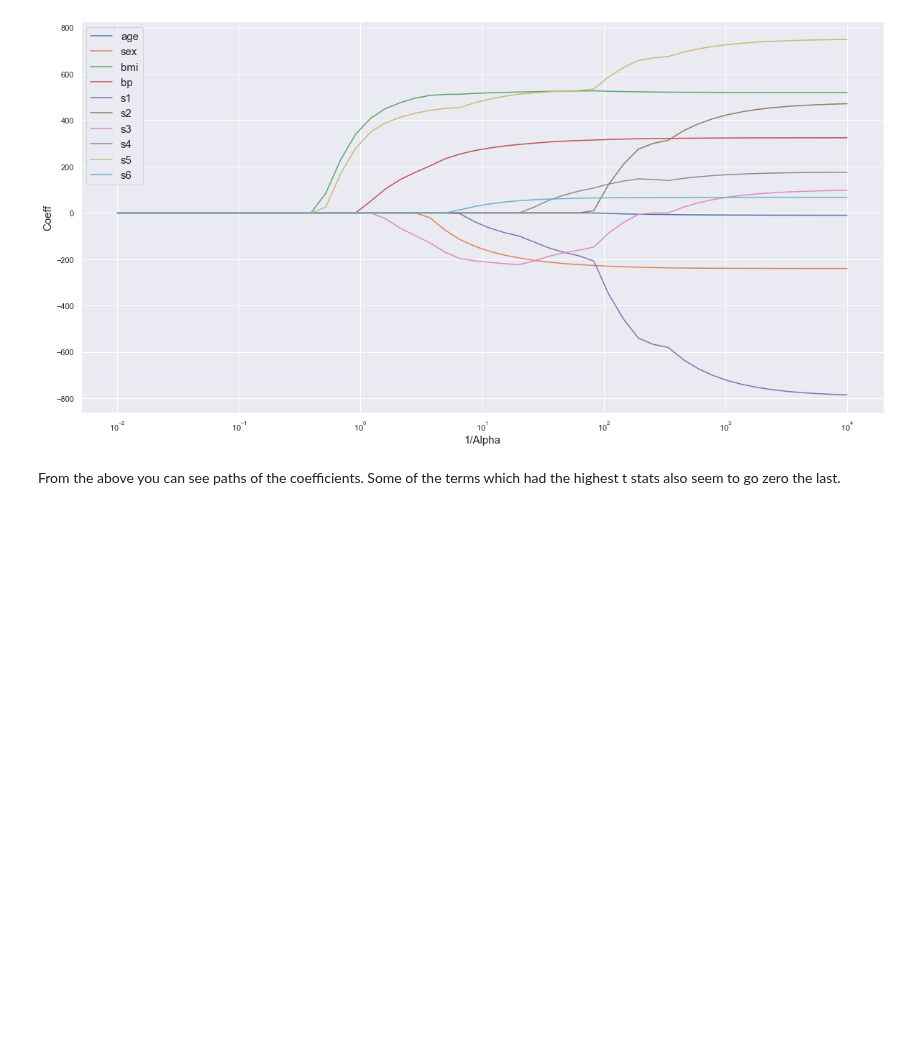
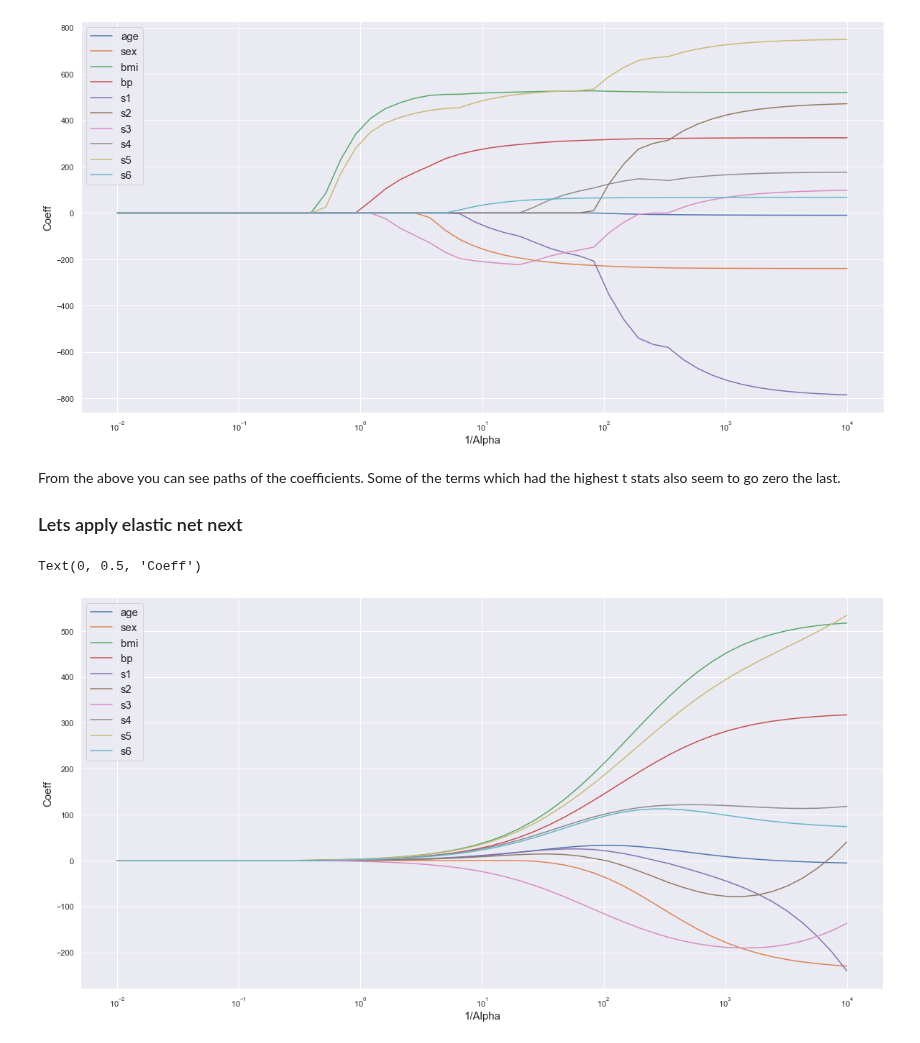
Before and after one commit to mchopraIITD/machinelearning, a Jupyter notebook: ml/src/Linear_regression.ipynb, the cells around one changed output. Drawn from its saved outputs; the diff is of its cells as text; code cells hidden in the pictures; blank space fills up the shorter version.

Commit message:
Add elastic net

```diff
--- a/ml/src/Linear_regression.ipynb
+++ b/ml/src/Linear_regression.ipynb
@@ -169,3 +169,26 @@ Text(0, 0.5, 'Coeff')
 [figure]
 # %% [markdown]
 From the above you can see paths of the coefficients. Some of the terms which had the highest t stats also seem to go zero the last.
+
+### Lets apply elastic net next
+# %%
+from sklearn import linear_model
+alphas = np.logspace(-4,2,50)
+paths=dict()
+X = data["frame"].drop("target",axis=1)
+y = data["frame"]["target"]
+for alpha in alphas:
+    reg = linear_model.ElasticNet(alpha = alpha)
+    reg.fit(X.values,y.values)
+    reg.score(X.values, y.values)
+    paths[alpha] = reg.coef_
+
+out = pd.DataFrame(paths)
+for ndx in range(0, X.shape[1]):
+    plt.semilogx(1.0/out.columns.astype('float'), out.iloc[ndx], label=data['feature_names'][ndx])
+plt.legend(fontsize=15)
+plt.xlabel('1/Alpha', fontsize=15)
+plt.ylabel('Coeff', fontsize=15)
+# %% [output]
+Text(0, 0.5, 'Coeff')
+[figure, added]
```
